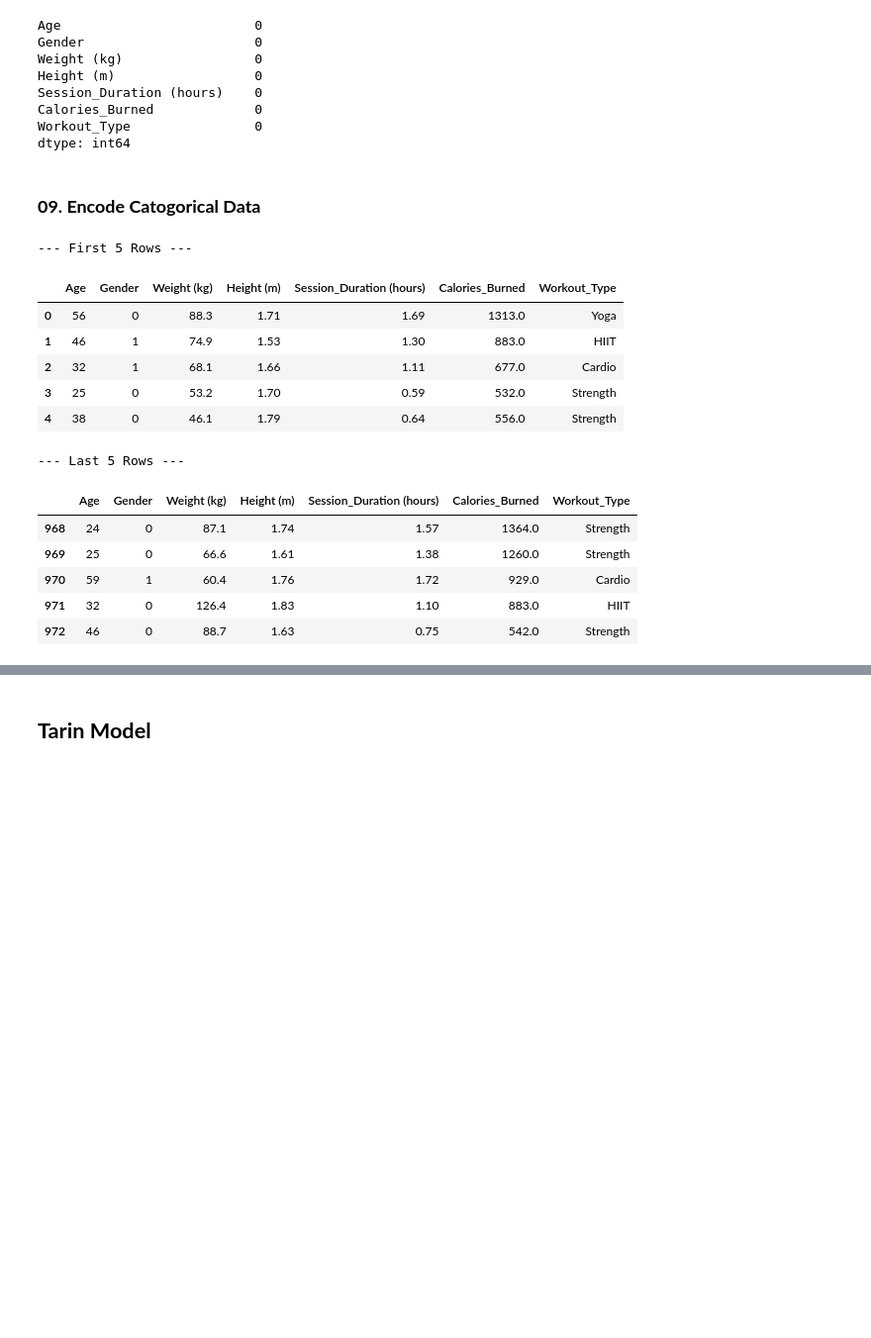
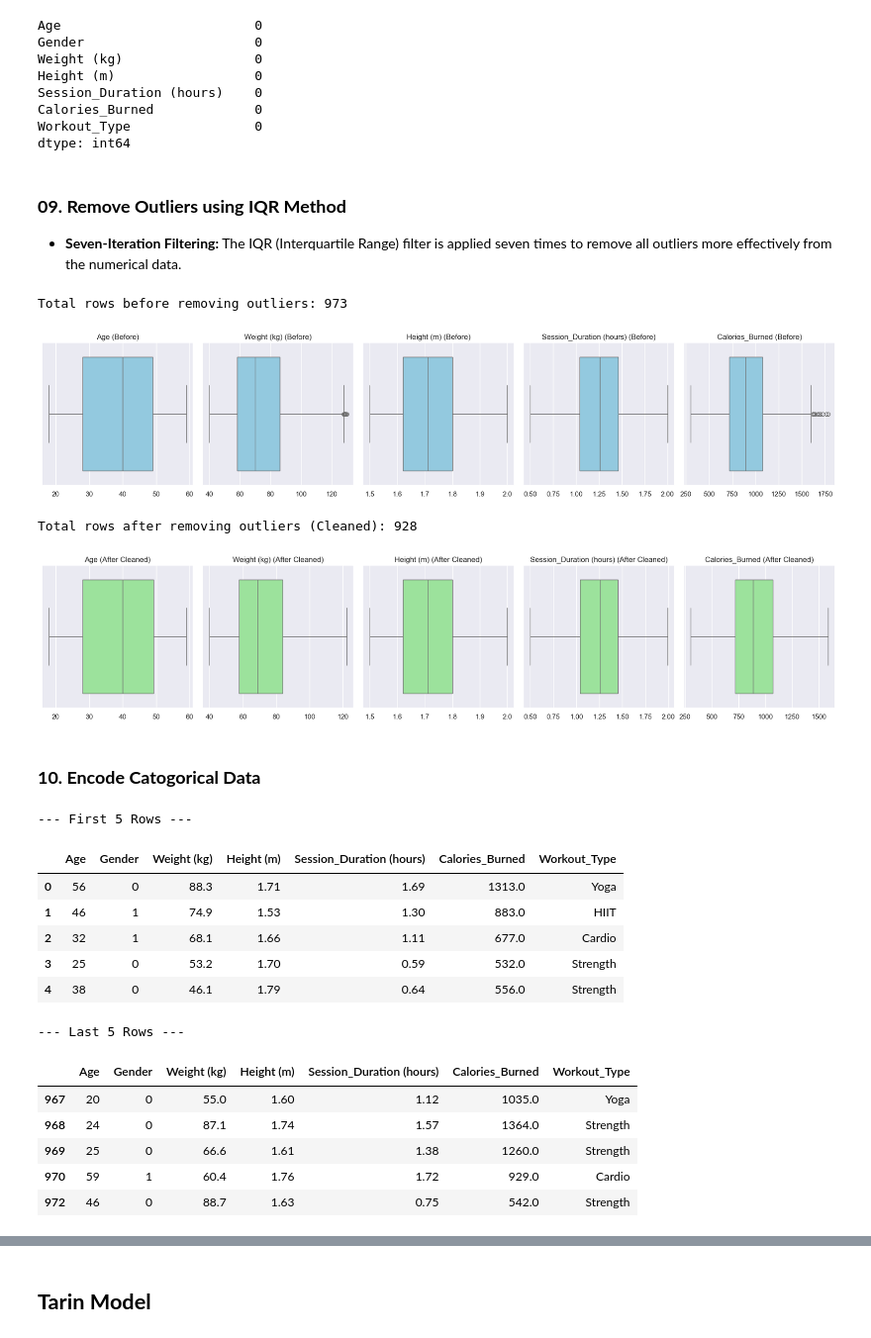
Before and after one commit to ManukaAbeysekara2004/GYM_Mobile_App, a Jupyter notebook: AI_Models/notebooks/AI_01_Calories_Burned_Predictor.ipynb, the cells around one changed output, grey strips where cells are left out. Shown at 99% size. Drawn from its saved outputs; the diff is of its cells as text; code cells hidden in the pictures; blank space fills up the shorter version.

```diff
--- a/AI_Models/notebooks/AI_01_Calories_Burned_Predictor.ipynb
+++ b/AI_Models/notebooks/AI_01_Calories_Burned_Predictor.ipynb
@@ -161,8 +161,58 @@ Session_Duration (hours)    0
 Calories_Burned             0
 Workout_Type                0
 dtype: int64
+# %% [markdown]
+### **09. Remove Outliers using IQR Method**
+* **Seven-Iteration Filtering:** The IQR (Interquartile Range) filter is applied seven times to remove all outliers more effectively from the numerical data.
+# %%
+import matplotlib.pyplot as plt
+import seaborn as sns
+
+# 1. List of numerical columns to check for outliers
+num_cols = ["Age", "Weight (kg)", "Height (m)", "Session_Duration (hours)", "Calories_Burned"]
+
+print(f"Total rows before removing outliers: {df.shape[0]}")
+
+# 2. Visualize Box Plots BEFORE removing outliers
+plt.figure(figsize=(18, 4))
+for i, col in enumerate(num_cols):
+    plt.subplot(1, 5, i + 1)
+    sns.boxplot(x=df[col], color="skyblue")
+    plt.title(f"{col} (Before)")
+    plt.xlabel("")
+plt.tight_layout()
+plt.show()
+
+# 3. Run the IQR filter SEVEN TIMES (7 Iterations) to clean remaining outliers
+for iteration in range(7):
+    for col in num_cols:
+        Q1 = df[col].quantile(0.25)
+        Q3 = df[col].quantile(0.75)
+        IQR = Q3 - Q1
+
+        lower_bound = Q1 - 1.5 * IQR
+        upper_bound = Q3 + 1.5 * IQR
+
+        df = df[(df[col] >= lower_bound) & (df[col] <= upper_bound)]
+
+print(f"Total rows after removing outliers (Cleaned): {df.shape[0]}")
+
+# 4. Visualize Box Plots AFTER removing outliers again
+plt.figure(figsize=(18, 4))
+for i, col in enumerate(num_cols):
+    plt.subplot(1, 5, i + 1)
+    sns.boxplot(x=df[col], color="lightgreen")
+    plt.title(f"{col} (After Cleaned)")
+    plt.xlabel("")
+plt.tight_layout()
+plt.show()
+# %% [output]
+Total rows before removing outliers: 973
+[figure, added]
+Total rows after removing outliers (Cleaned): 928
+[figure, added]
 # %% [markdown]
-### **09. Encode Catogorical Data**
+### **10. Encode Catogorical Data**
 # %%
 df["Gender"] = df["Gender"].map({"Male": 0, "Female": 1})
 
@@ -181,9 +231,9 @@ display(df.tail())
 | 4 | 38 | 0 | 46.1 | 1.79 | 0.64 | 556.0 | Strength |
 --- Last 5 Rows ---
 |  | Age | Gender | Weight (kg) | Height (m) | Session_Duration (hours) | Calories_Burned | Workout_Type |
+| 967 | 20 | 0 | 55.0 | 1.60 | 1.12 | 1035.0 | Yoga |
 | 968 | 24 | 0 | 87.1 | 1.74 | 1.57 | 1364.0 | Strength |
 | 969 | 25 | 0 | 66.6 | 1.61 | 1.38 | 1260.0 | Strength |
 | 970 | 59 | 1 | 60.4 | 1.76 | 1.72 | 929.0 | Cardio |
-| 971 | 32 | 0 | 126.4 | 1.83 | 1.10 | 883.0 | HIIT |
 | 972 | 46 | 0 | 88.7 | 1.63 | 0.75 | 542.0 | Strength |
 # %% [markdown]
```
Also changed, not shown: parts of 14 cells of this notebook.
